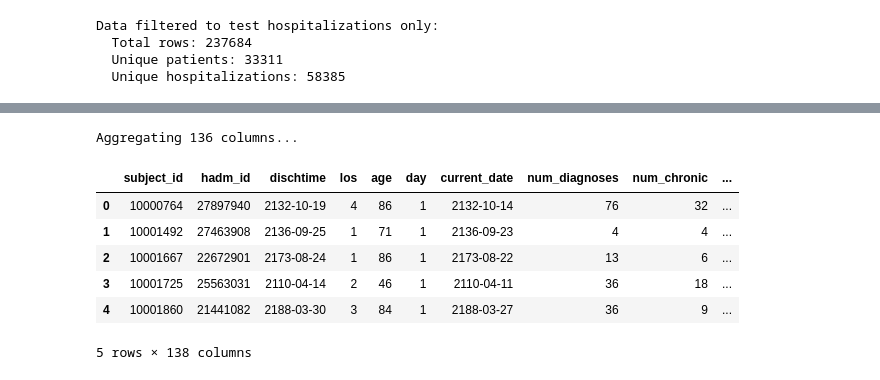
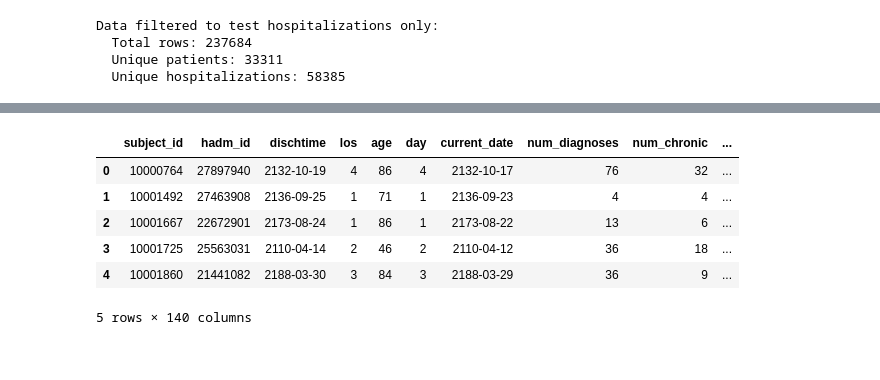
Before and after one commit to arinapetukhova/trusted_llm_risk_profiling, a Jupyter notebook: context_formatting.ipynb, the cells around one changed output, grey strips where cells are left out. Drawn from its saved outputs; the diff is of its cells as text; code cells hidden in the pictures.

```diff
--- a/context_formatting.ipynb
+++ b/context_formatting.ipynb
@@ -25,49 +48,56 @@ Data filtered to test hospitalizations only:
 # %%
-agg_dict = {}
+# agg_dict = {}
 
-for col in total_data.columns:
-    if col in ['subject_id', 'hadm_id']:
-        continue
+# for col in total_data.columns:
+#     if col in ['subject_id', 'hadm_id']:
+#         continue
 
-    if col.startswith('icd_'):
-        agg_dict[col] = 'max'
+#     if col.startswith('icd_'):
+#         agg_dict[col] = 'max'
 
-    elif col.startswith('ccsr_'):
-        agg_dict[col] = 'max'
+#     elif col.startswith('ccsr_'):
+#         agg_dict[col] = 'max'
 
-    elif col.startswith('lab_') and col.endswith('_daily'):
-        agg_dict[col] = 'mean'
+#     elif col.startswith('lab_') and col.endswith('_daily'):
+#         agg_dict[col] = 'mean'
 
-    elif col in ['cumulative_procedures', 'cumulative_medications']:
-        agg_dict[col] = 'mean'
+#     elif col in ['cumulative_procedures', 'cumulative_medications']:
+#         agg_dict[col] = 'mean'
 
-    elif col in ['num_medications_daily', 'num_procedures_daily']:
-        agg_dict[col] = 'mean'
+#     elif col in ['num_medications_daily', 'num_procedures_daily']:
+#         agg_dict[col] = 'mean'
 
-    elif col in ['gender_male', 'age', 'los', 'num_diagnoses', 'num_chronic',
-                 'comorbidity_score', 'prior_admissions_12mo',
-                 'admission_type', 'discharge_location', 'insurance', 'race',
-                 'admission_location']:
-        agg_dict[col] = 'first'
+#     elif col in ['gender_male', 'age', 'los', 'num_diagnoses', 'num_chronic',
+#                  'comorbidity_score', 'prior_admissions_12mo',
+#                  'admission_type', 'discharge_location', 'insurance', 'race',
+#                  'admission_location']:
+#         agg_dict[col] = 'first'
 
-    elif col == 'target_readmission_30d':
-        agg_dict[col] = 'max'
+#     elif col == 'target_readmission_30d':
+#         agg_dict[col] = 'max'
 
-    else:
-        agg_dict[col] = 'first'
+#     else:
+#         agg_dict[col] = 'first'
 
-print(f"Aggregating {len(agg_dict)} columns...")
-total_data = total_data.groupby(['subject_id', 'hadm_id']).agg(agg_dict).reset_index()
+#print(f"Aggregating {len(agg_dict)} columns...")
+#total_data = total_data.groupby(['subject_id', 'hadm_id']).agg(agg_dict).reset_index()
+
+total_data = (
+    total_data
+    .sort_values(["subject_id", "hadm_id", "day"])
+    .groupby(["subject_id", "hadm_id"])
+    .last()
+    .reset_index()
+)
 total_data.head(5)
 # %% [output]
+|  | subject_id | hadm_id | dischtime | los | age | day | current_date | num_diagnoses | num_chronic | ... |
+| 0 | 10000764 | 27897940 | 2132-10-19 | 4 | 86 | 4 | 2132-10-17 | 76 | 32 | ... |
+| 1 | 10001492 | 27463908 | 2136-09-25 | 1 | 71 | 1 | 2136-09-23 | 4 | 4 | ... |
+| 2 | 10001667 | 22672901 | 2173-08-24 | 1 | 86 | 1 | 2173-08-22 | 13 | 6 | ... |
+| 3 | 10001725 | 25563031 | 2110-04-14 | 2 | 46 | 2 | 2110-04-12 | 36 | 18 | ... |
+| 4 | 10001860 | 21441082 | 2188-03-30 | 3 | 84 | 3 | 2188-03-29 | 36 | 9 | ... |
-Aggregating 136 columns...
+5 rows × 140 columns
-|  | subject_id | hadm_id | dischtime | los | age | day | current_date | num_diagnoses | num_chronic | ... |
-| 0 | 10000764 | 27897940 | 2132-10-19 | 4 | 86 | 1 | 2132-10-14 | 76 | 32 | ... |
-| 1 | 10001492 | 27463908 | 2136-09-25 | 1 | 71 | 1 | 2136-09-23 | 4 | 4 | ... |
-| 2 | 10001667 | 22672901 | 2173-08-24 | 1 | 86 | 1 | 2173-08-22 | 13 | 6 | ... |
-| 3 | 10001725 | 25563031 | 2110-04-14 | 2 | 46 | 1 | 2110-04-11 | 36 | 18 | ... |
-| 4 | 10001860 | 21441082 | 2188-03-30 | 3 | 84 | 1 | 2188-03-27 | 36 | 9 | ... |
-5 rows × 138 columns
 # %%
 lab_names = {
     '50983': 'Sodium',
```
Also changed, not shown: parts of 15 cells of this notebook.
